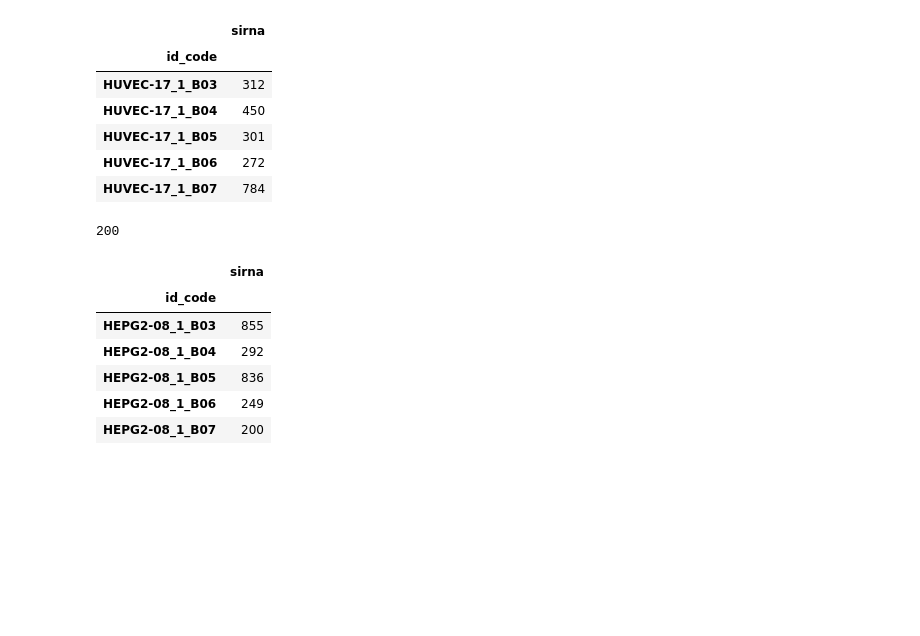
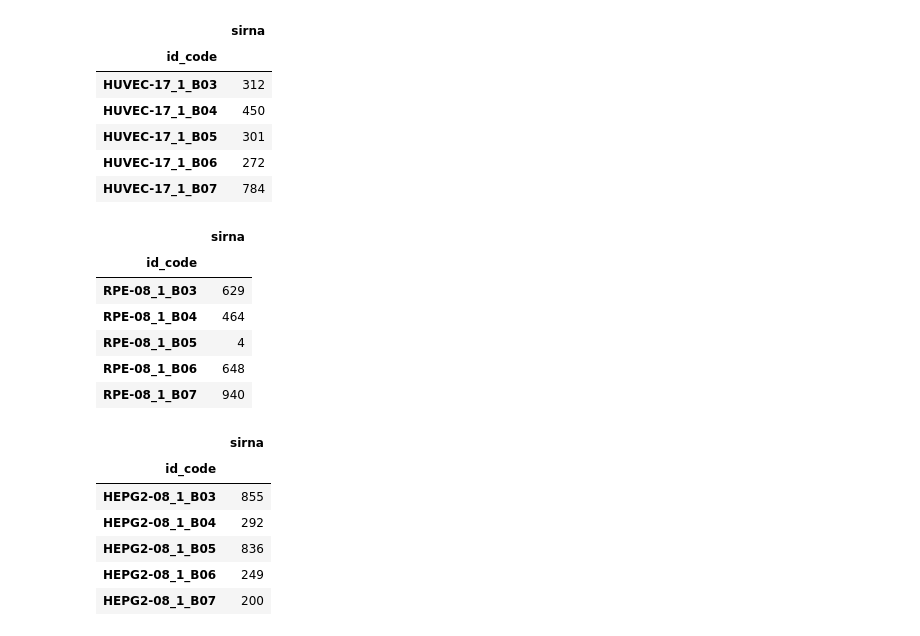
Before and after one commit to MicPie/recursion-cellular-image-classification, a Jupyter notebook: rcic_v30_multi-ct_submission.ipynb, the cells around one changed output. Drawn from its saved outputs; the diff is of its cells as text; code cells hidden in the pictures; blank space fills up the shorter version.

```diff
--- a/rcic_v30_multi-ct_submission.ipynb
+++ b/rcic_v30_multi-ct_submission.ipynb
@@ -21,4 +21,5 @@ df_orig_sub.head()
 # %%
 df_HEPG2 = pd.read_csv('sub/adacos_efficientnet_b3_ct_pg_exp_'+cts[0]+'e210_190826_3xTTA-cossim.csv.gz', index_col=0)
 df_HUVEC = pd.read_csv('sub/adacos_efficientnet_b3_ct_pg_exp_'+cts[1]+'e051_190826_3xTTA-cossim.csv.gz', index_col=0)
+df_RPE = pd.read_csv('sub/adacos_efficientnet_b3_ct_pg_exp_'+cts[2]+'e184_190826_3xTTA-cossim.csv.gz', index_col=0)
 # %%
@@ -45,6 +46,16 @@ df_HUVEC.head()
 | HUVEC-17_1_B05 | 301 |
 | HUVEC-17_1_B06 | 272 |
 | HUVEC-17_1_B07 | 784 |
+# %%
+df_RPE.head()
+# %% [output]
+|  | sirna |
+| id_code |  |
+| RPE-08_1_B03 | 629 |
+| RPE-08_1_B04 | 464 |
+| RPE-08_1_B05 | 4 |
+| RPE-08_1_B06 | 648 |
+| RPE-08_1_B07 | 940 |
 # %%
 #df_orig_sub.loc['HEPG2-08_1_B06', 'sirna']
 # %%
@@ -60,7 +71,5 @@ def update_sub(df_new_sub, df_ct):
 # %%
 df_new_sub = update_sub(df_new_sub, df_HEPG2)
 # %%
-df_new_sub.loc['HEPG2-08_1_B07', 'sirna']
+#df_new_sub.loc['HEPG2-08_1_B07', 'sirna']
-# %% [output]
-200
 # %%
```
Also changed, not shown: parts of 6 cells of this notebook, 5 other files.
